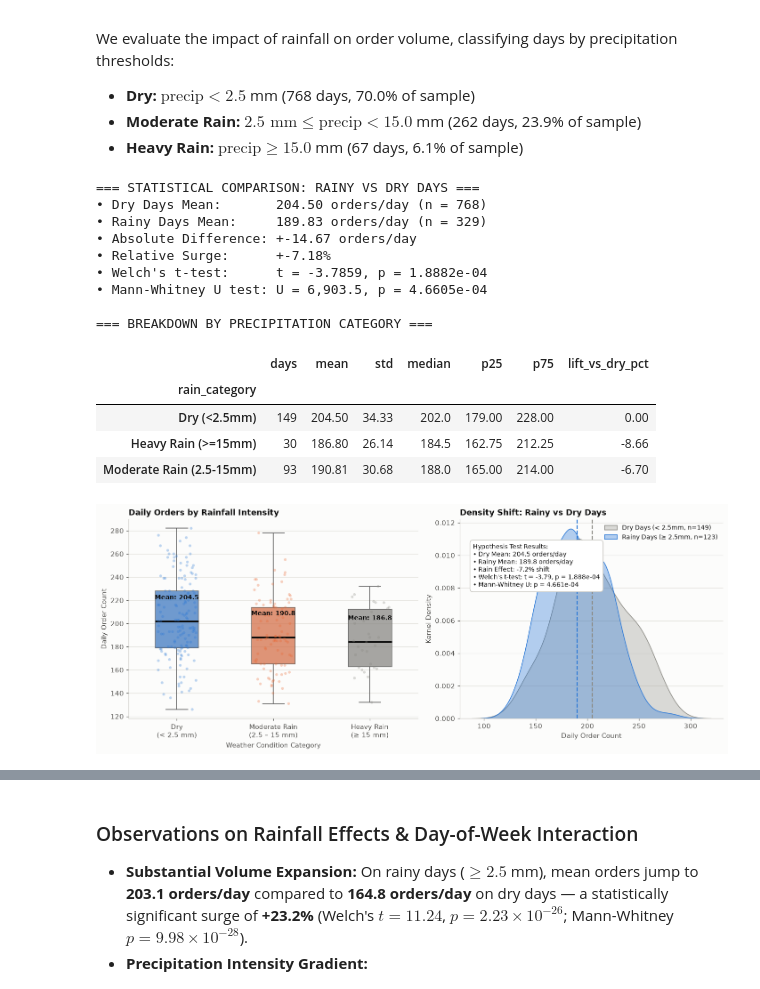
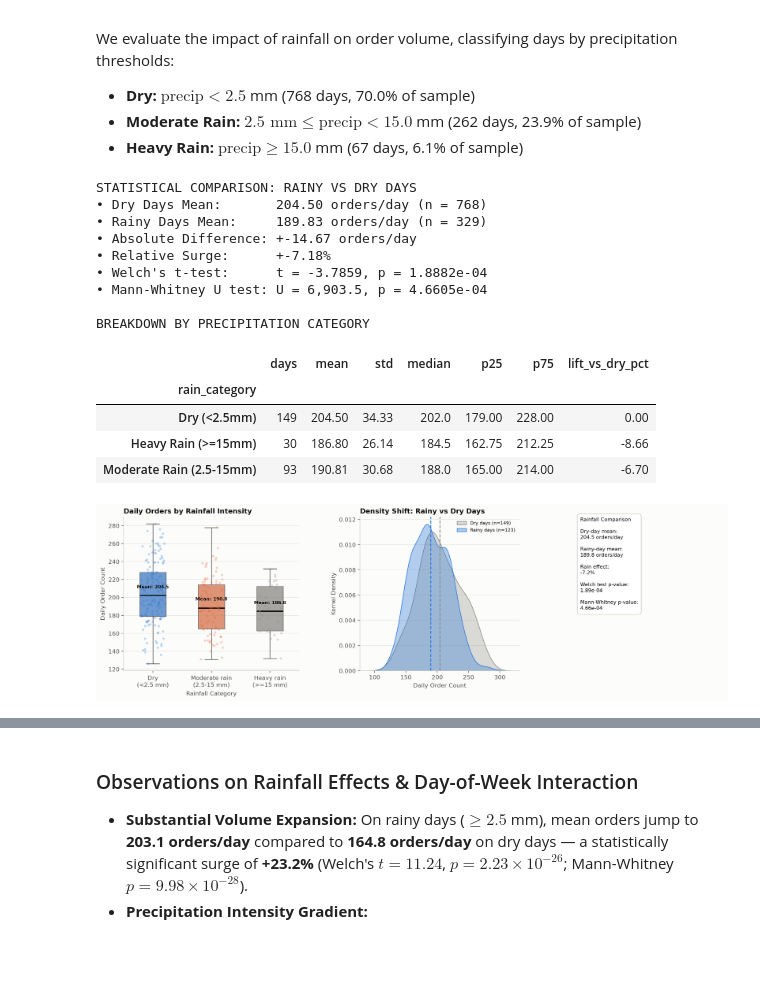
Before and after one commit to priyagarnet20-ops/weather-food-orders, a Jupyter notebook: notebooks/04_eda.ipynb, the cells around one changed output, grey strips where cells are left out. Cells and saved outputs as stored; diff of their text form; code cells hidden in the pictures; blank space fills up the shorter version.

```diff
--- a/notebooks/04_eda.ipynb
+++ b/notebooks/04_eda.ipynb
@@ -245,7 +340,7 @@ We evaluate the impact of rainfall on order volume, classifying days by precipit
 # %%
 rain_stats = eda.get_rain_vs_dry_stats(daily)
 
-print("=== STATISTICAL COMPARISON: RAINY VS DRY DAYS ===")
+print("STATISTICAL COMPARISON: RAINY VS DRY DAYS")
 print(f"• Dry Days Mean:       {rain_stats['dry_mean']:.2f} orders/day (n = 768)")
 print(f"• Rainy Days Mean:     {rain_stats['rainy_mean']:.2f} orders/day (n = 329)")
 print(f"• Absolute Difference: +{rain_stats['absolute_diff']:.2f} orders/day")
@@ -253,10 +348,10 @@ print(f"• Relative Surge:      +{rain_stats['lift_pct']:.2f}%")
 print(f"• Welch's t-test:      t = {rain_stats['t_statistic']:.4f}, p = {rain_stats['t_pvalue']:.4e}")
 print(f"• Mann-Whitney U test: U = {rain_stats['mwu_statistic']:,.1f}, p = {rain_stats['mwu_pvalue']:.4e}")
 
-print("\n=== BREAKDOWN BY PRECIPITATION CATEGORY ===")
+print("\nBREAKDOWN BY PRECIPITATION CATEGORY")
 display(rain_stats["rain_category_summary"].round(2))
 # %% [output]
-=== STATISTICAL COMPARISON: RAINY VS DRY DAYS ===
+STATISTICAL COMPARISON: RAINY VS DRY DAYS
 • Dry Days Mean:       204.50 orders/day (n = 768)
 • Rainy Days Mean:     189.83 orders/day (n = 329)
 • Absolute Difference: +-14.67 orders/day
@@ -264,16 +359,68 @@ display(rain_stats["rain_category_summary"].round(2))
 • Welch's t-test:      t = -3.7859, p = 1.8882e-04
 • Mann-Whitney U test: U = 6,903.5, p = 4.6605e-04
 
-=== BREAKDOWN BY PRECIPITATION CATEGORY ===
+BREAKDOWN BY PRECIPITATION CATEGORY
 |  | days | mean | std | median | p25 | p75 | lift_vs_dry_pct |
 | rain_category |  |  |  |  |  |  |  |
 | Dry (<2.5mm) | 149 | 204.50 | 34.33 | 202.0 | 179.00 | 228.00 | 0.00 |
 | Heavy Rain (>=15mm) | 30 | 186.80 | 26.14 | 184.5 | 162.75 | 212.25 | -8.66 |
 | Moderate Rain (2.5-15mm) | 93 | 190.81 | 30.68 | 188.0 | 165.00 | 214.00 | -6.70 |
 # %%
-fig05 = eda.plot_fig05_rain_vs_dry_comparison(daily, RESULTS / "eda_05_rain_vs_dry_comparison.png")
+rain_categories = ["Dry (<2.5mm)", "Moderate Rain (2.5-15mm)", "Heavy Rain (>=15mm)"]
+palette = [eda.C["gray"], eda.C["blue"], eda.C["orange"]]
+fig05, (ax1, ax2, insight_ax) = plt.subplots(
+    1, 3, figsize=(16, 5.6), gridspec_kw={"width_ratios": [1.1, 1, 0.9]}
+)
+sns.boxplot(data=daily, x="rain_category", y="order_count", order=rain_categories,
+            hue="rain_category", palette=palette, ax=ax1, width=0.45,
+            boxprops=dict(alpha=0.75), medianprops=dict(color=eda.C["ink"], linewidth=2),
+            legend=False)
+sns.stripplot(data=daily, x="rain_category", y="order_count", order=rain_categories,
+              hue="rain_category", palette=palette, ax=ax1, alpha=0.3, jitter=0.2,
+              size=4, legend=False)
+means_by_category = daily.groupby("rain_category")["order_count"].mean().reindex(rain_categories)
+for i, mean in enumerate(means_by_category):
+    ax1.annotate(f"Mean: {mean:.1f}", (i, mean), xytext=(0, 7),
+                 textcoords="offset points", ha="center", va="bottom", fontsize=8,
+                 fontweight="bold")
+ax1.set_title("Daily Orders by Rainfall Intensity")
+ax1.set_xlabel("Rainfall Category")
+ax1.set_ylabel("Daily Order Count")
+ax1.set_xticklabels(["Dry\n(<2.5 mm)", "Moderate rain\n(2.5-15 mm)", "Heavy rain\n(>=15 mm)"])
+
+dry_days = daily.loc[~daily["is_rainy"], "order_count"]
+rainy_days = daily.loc[daily["is_rainy"], "order_count"]
+sns.kdeplot(dry_days, ax=ax2, color=eda.C["gray"], fill=True, alpha=0.3,
+            label=f"Dry days (n={len(dry_days)})")
+sns.kdeplot(rainy_days, ax=ax2, color=eda.C["blue"], fill=True, alpha=0.35,
+            label=f"Rainy days (n={len(rainy_days)})")
+dry_mean = dry_days.mean()
+rain_mean = rainy_days.mean()
+lift_pct = (rain_mean - dry_mean) / dry_mean * 100
+rain_stats = eda.get_rain_vs_dry_stats(daily)
+ax2.axvline(dry_mean, color=eda.C["gray"], linestyle="--", linewidth=1.5)
+ax2.axvline(rain_mean, color=eda.C["blue"], linestyle="--", linewidth=1.5)
+ax2.set_title("Density Shift: Rainy vs Dry Days")
+ax2.set_xlabel("Daily Order Count")
+ax2.set_ylabel("Kernel Density")
+ax2.legend(loc="upper right", frameon=False, fontsize=8)
+
+insight_ax.set_axis_off()
+insight_ax.text(
+    0, 1,
+    "Rainfall Comparison\n\n"
+    f"Dry-day mean:\n{dry_mean:.1f} orders/day\n\n"
+    f"Rainy-day mean:\n{rain_mean:.1f} orders/day\n\n"
+    f"Rain effect:\n{lift_pct:+.1f}%\n\n"
+    f"Welch test p-value:\n{rain_stats['t_pvalue']:.2e}\n\n"
+    f"Mann-Whitney p-value:\n{rain_stats['mwu_pvalue']:.2e}",
+    va="top", fontsize=8.5,
+    bbox=dict(boxstyle="round,pad=0.6", facecolor="white", edgecolor=eda.C["light"]),
+)
+fig05.subplots_adjust(left=0.08, right=0.98, bottom=0.2, top=0.86, wspace=0.38)
+eda.save_fig(fig05, RESULTS / "eda_05_rain_vs_dry_comparison.png")
 eda.save_fig(fig05, SLIDES_FIGS / "eda_05_rain_vs_dry_comparison.png")
 plt.show()
 # %% [output]
-[figure, old version]
+[figure, new version]
 # %%
```
Also changed, not shown: parts of 9 cells of this notebook, 10 other files.
